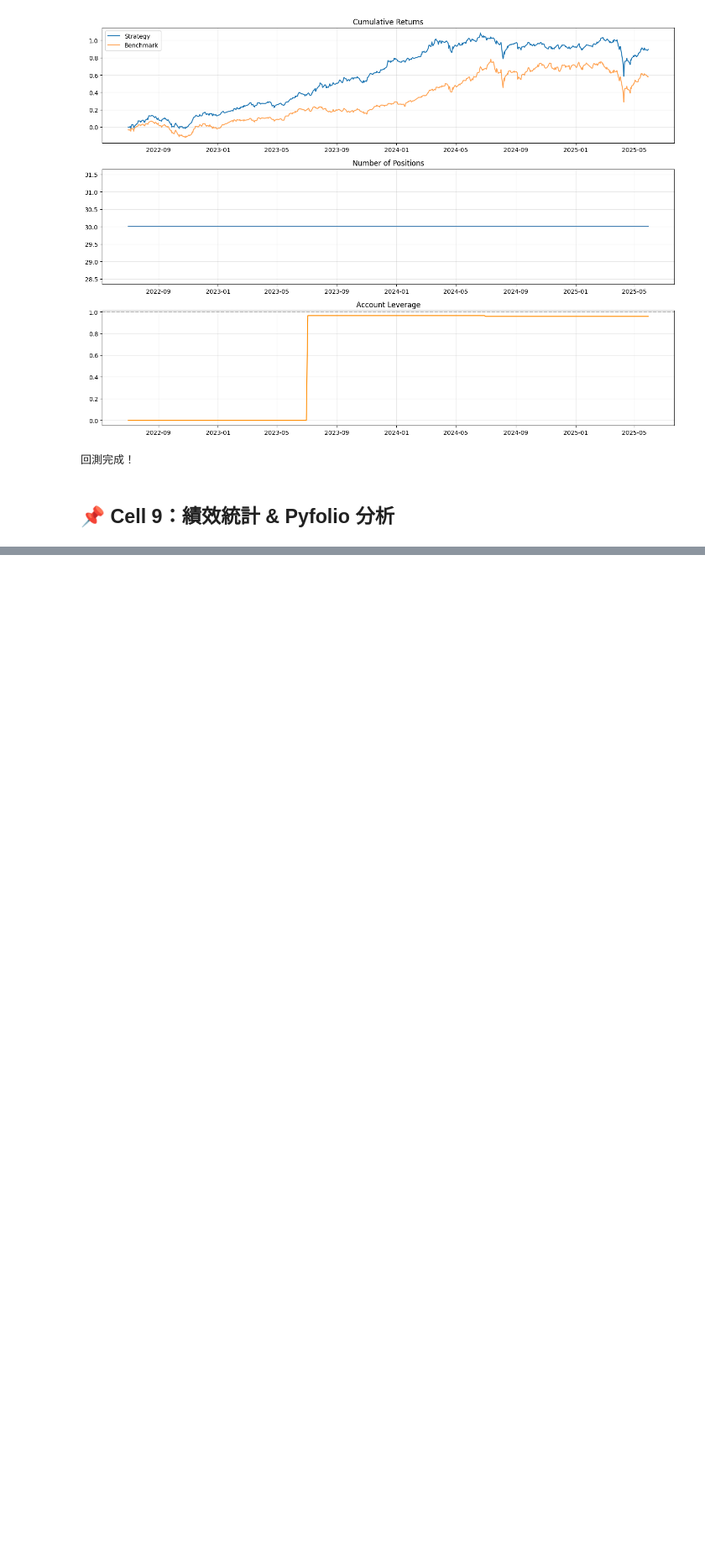
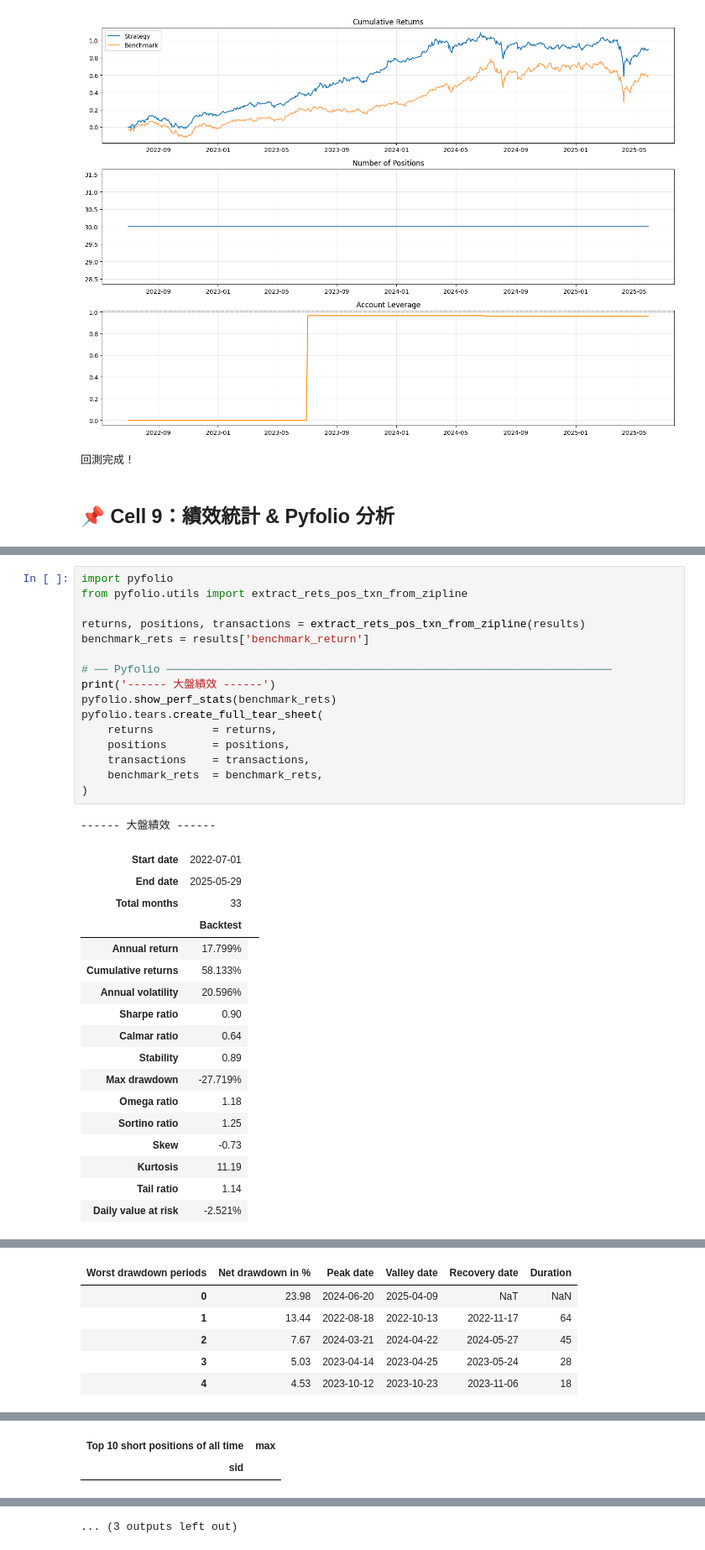
Before and after one commit to tejtw/TQuant-Lab, a Jupyter notebook: example/TQ_James_OShaughnessy_Value_v1.ipynb, the cells around one changed output, grey strips where cells are left out. Shown at 84% size. Cells and saved outputs as stored; diff of their text form; blank space fills up the shorter version.

```diff
--- a/example/TQ_James_OShaughnessy_Value_v1.ipynb
+++ b/example/TQ_James_OShaughnessy_Value_v1.ipynb
@@ -639,0 +472,35 @@ findfont: Generic family 'sans-serif' not found because none of the following fa
+# %%
+import pyfolio
+from pyfolio.utils import extract_rets_pos_txn_from_zipline
+
+returns, positions, transactions = extract_rets_pos_txn_from_zipline(results)
+benchmark_rets = results['benchmark_return']
+
+# ── Pyfolio ────────────────────────────────────────────────────────────────────
+print('------ 大盤績效 ------')
+pyfolio.show_perf_stats(benchmark_rets)
+pyfolio.tears.create_full_tear_sheet(
+    returns         = returns,
+    positions       = positions,
+    transactions    = transactions,
+    benchmark_rets  = benchmark_rets,
+)
+# %% [output]
+------ 大盤績效 ------
+| Start date | 2022-07-01 |  |
+| End date | 2025-05-29 |  |
+| Total months | 33 |  |
+|  | Backtest |
+| Annual return | 17.799% |
+| Cumulative returns | 58.133% |
+| Annual volatility | 20.596% |
+| Sharpe ratio | 0.90 |
+| Calmar ratio | 0.64 |
+| Stability | 0.89 |
+| Max drawdown | -27.719% |
+| Omega ratio | 1.18 |
+| Sortino ratio | 1.25 |
+| Skew | -0.73 |
+| Kurtosis | 11.19 |
+| Tail ratio | 1.14 |
+| Daily value at risk | -2.521% |
@@ -639,0 +528,6 @@ findfont: Generic family 'sans-serif' not found because none of the following fa
+| Worst drawdown periods | Net drawdown in % | Peak date | Valley date | Recovery date | Duration |
+| 0 | 23.98 | 2024-06-20 | 2025-04-09 | NaT | NaN |
+| 1 | 13.44 | 2022-08-18 | 2022-10-13 | 2022-11-17 | 64 |
+| 2 | 7.67 | 2024-03-21 | 2024-04-22 | 2024-05-27 | 45 |
+| 3 | 5.03 | 2023-04-14 | 2023-04-25 | 2023-05-24 | 28 |
+| 4 | 4.53 | 2023-10-12 | 2023-10-23 | 2023-11-06 | 18 |
@@ -639,0 +563,2 @@ findfont: Generic family 'sans-serif' not found because none of the following fa
+| Top 10 short positions of all time | max |
+| sid |  |
@@ -639,0 +613 @@ findfont: Generic family 'sans-serif' not found because none of the following fa
+... (3 outputs left out)
```
Also changed, not shown: parts of 6 cells of this notebook.
